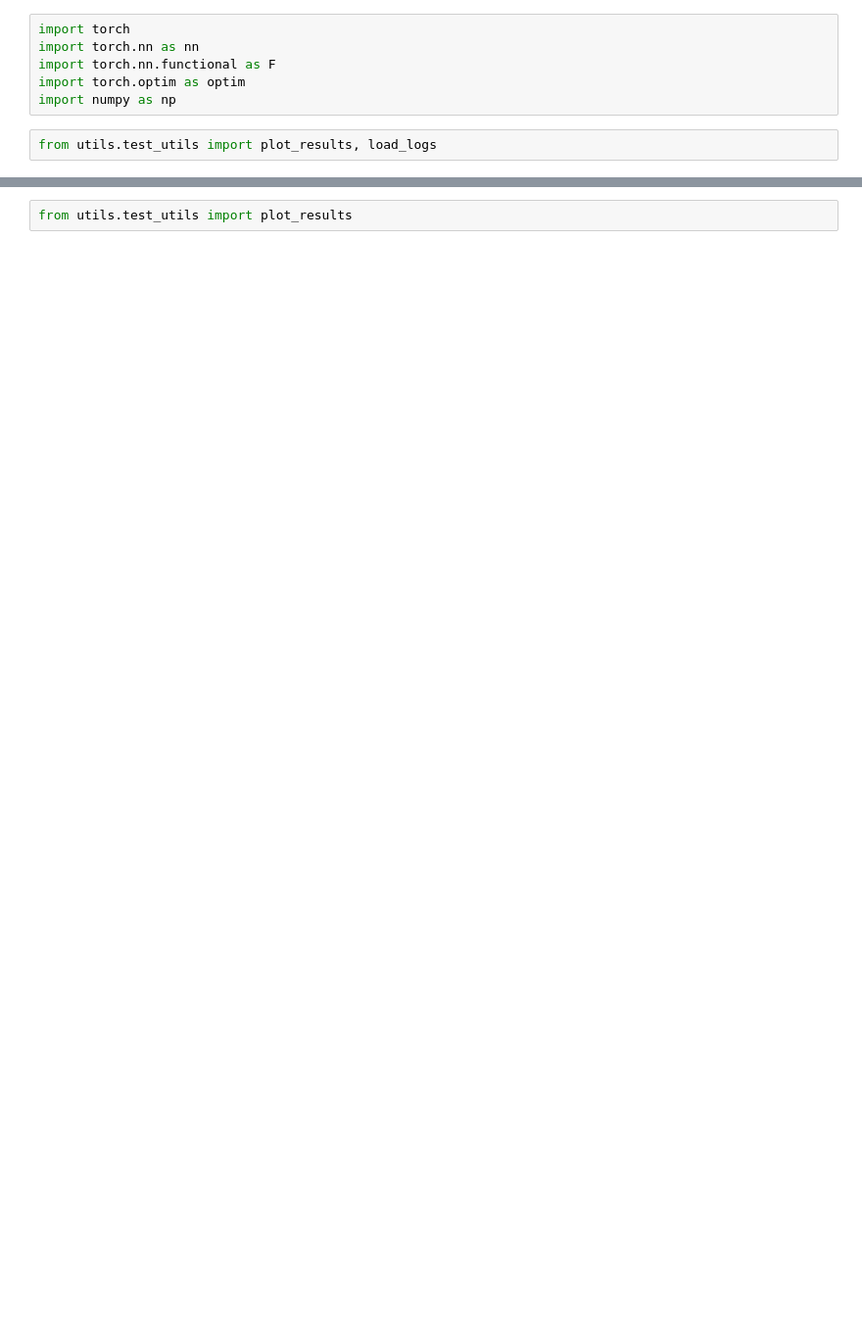
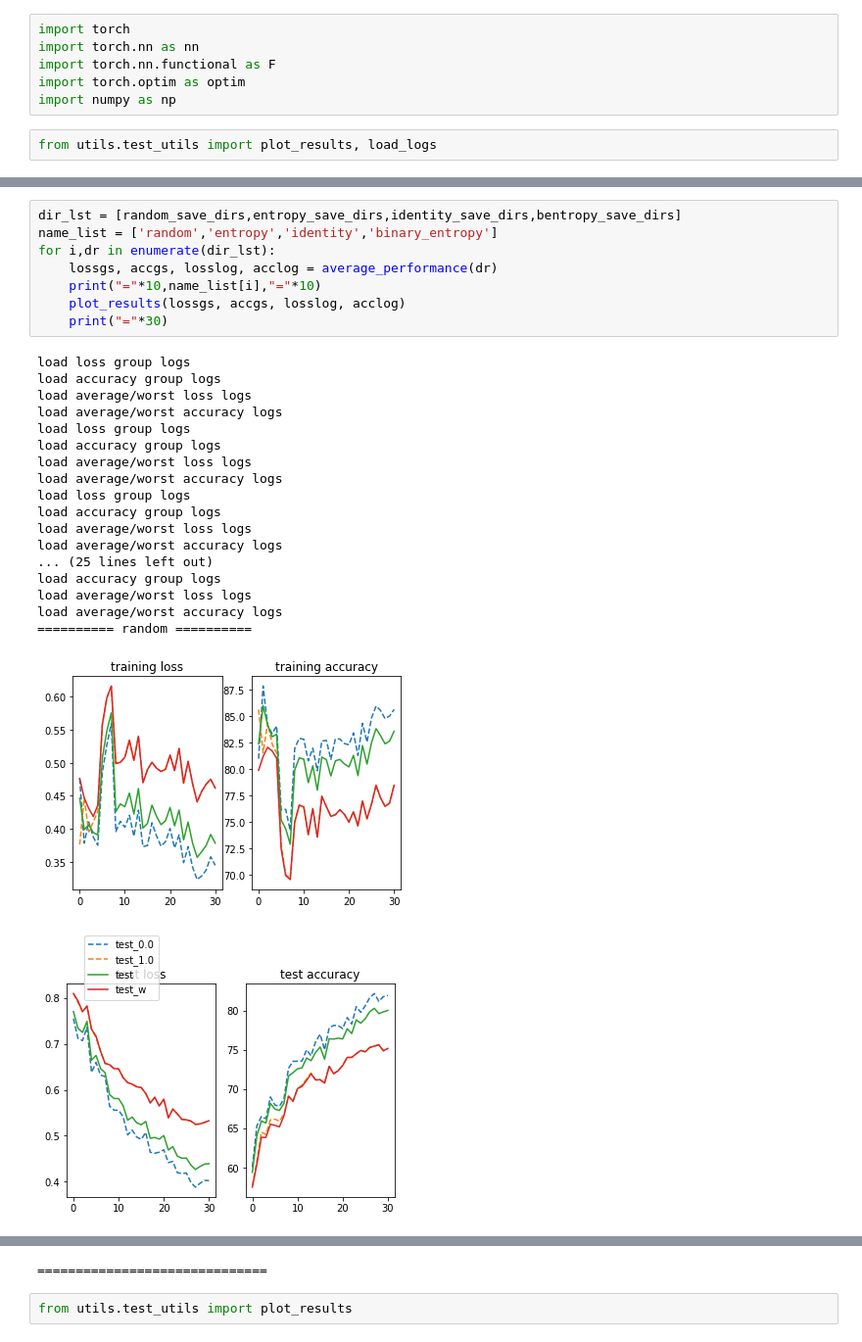
Before and after one commit to psr6275/fairness_AL, a Jupyter notebook: codes/220320_visualize_results.ipynb, the cells around one changed output, grey strips where cells are left out. Shown at 98% size. Saved outputs shown, nothing was run; the diff lists cells and outputs as text; blank space fills up the shorter version.

```diff
--- a/codes/220320_visualize_results.ipynb
+++ b/codes/220320_visualize_results.ipynb
@@ -48,0 +95,28 @@ load average/worst accuracy logs
+# %%
+dir_lst = [random_save_dirs,entropy_save_dirs,identity_save_dirs,bentropy_save_dirs]
+name_list = ['random','entropy','identity','binary_entropy']
+for i,dr in enumerate(dir_lst):
+    lossgs, accgs, losslog, acclog = average_performance(dr)
+    print("="*10,name_list[i],"="*10)
+    plot_results(lossgs, accgs, losslog, acclog)
+    print("="*30)
+# %% [output]
+load loss group logs
+load accuracy group logs
+load average/worst loss logs
+load average/worst accuracy logs
+load loss group logs
+load accuracy group logs
+load average/worst loss logs
+load average/worst accuracy logs
+load loss group logs
+load accuracy group logs
+load average/worst loss logs
+load average/worst accuracy logs
+... (25 lines left out)
+load accuracy group logs
+load average/worst loss logs
+load average/worst accuracy logs
+========== random ==========
+[figure, added]
+[figure, added]
@@ -49,2 +180,3 @@ load average/worst accuracy logs
+==============================
 # %%
 from utils.test_utils import plot_results
```
Also changed, not shown: parts of 17 cells of this notebook, 12 other files.
